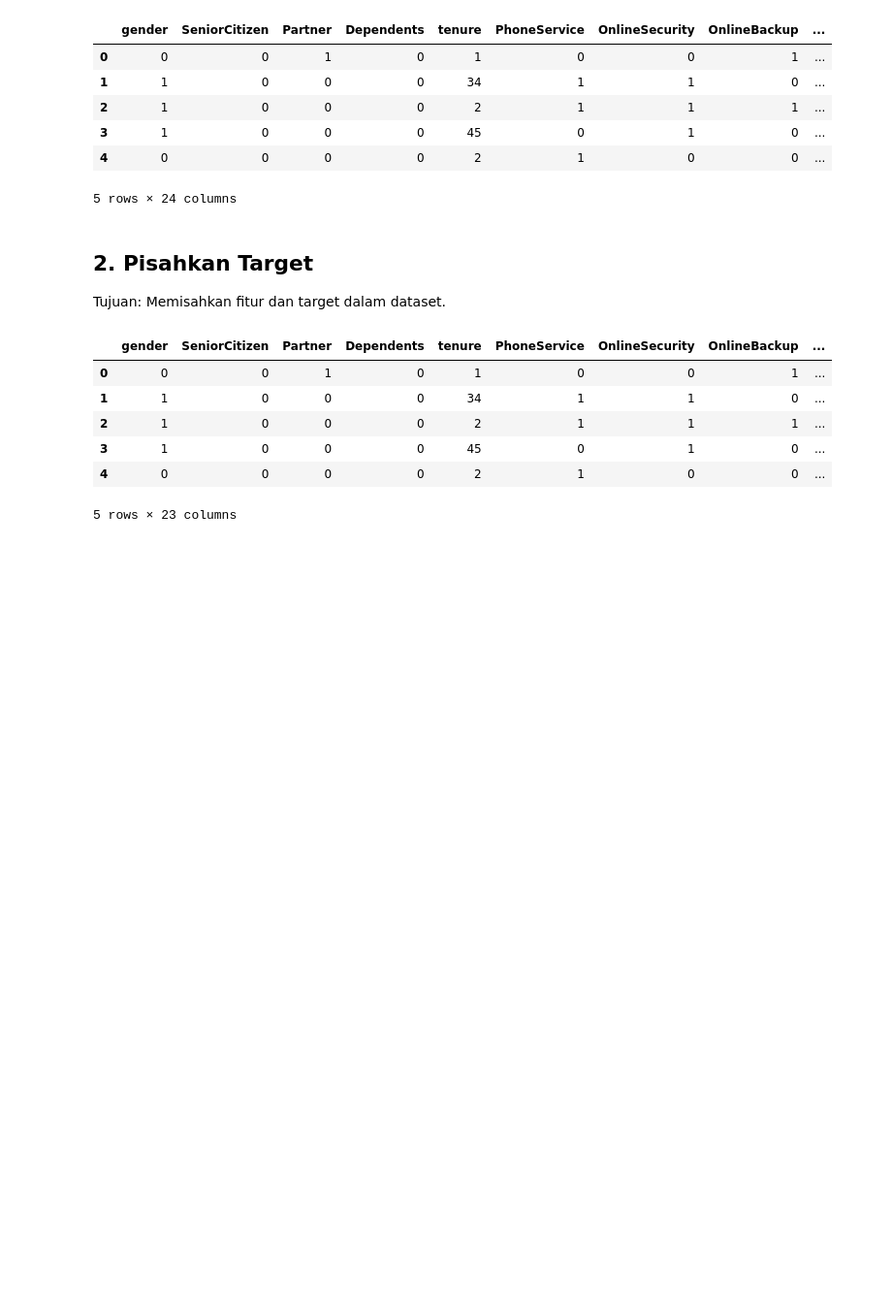
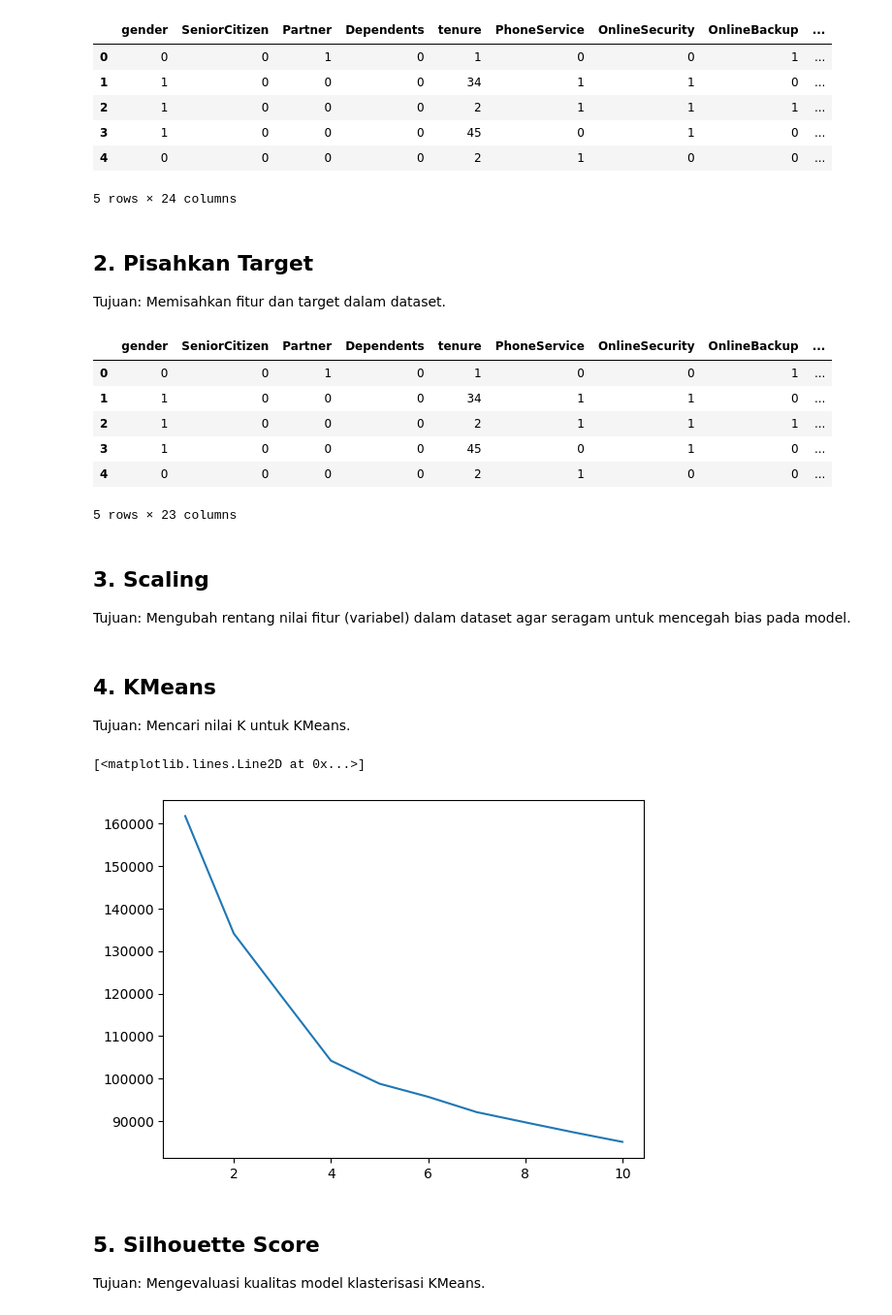
Before and after one commit to RyannPy/customer-intelligence-platform, a Jupyter notebook: notebooks/03_customer_segmentation.ipynb, the cells around one changed output. Shown at 97% size. Cells and saved outputs as stored; diff of their text form; code cells hidden in the pictures; blank space fills up the shorter version.

Commit message:
feat: CS - KMeans dan silhouette score

```diff
--- a/notebooks/03_customer_segmentation.ipynb
+++ b/notebooks/03_customer_segmentation.ipynb
@@ -33,3 +33,37 @@ X.head()
 | 3 | 1 | 0 | 0 | 0 | 45 | 0 | 1 | 0 | ... |
 | 4 | 0 | 0 | 0 | 0 | 2 | 1 | 0 | 0 | ... |
 5 rows × 23 columns
+# %% [markdown]
+## 3. Scaling
+Tujuan: Mengubah rentang nilai fitur (variabel) dalam dataset agar seragam untuk mencegah bias pada model.
+# %%
+from sklearn.preprocessing import StandardScaler
+
+scaler = StandardScaler()
+
+X_scaled = scaler.fit_transform(X)
+# %% [markdown]
+## 4. KMeans
+Tujuan: Mencari nilai K untuk KMeans.
+# %%
+wcss = []
+
+from sklearn.cluster import KMeans
+
+for k in range(1, 11):
+    kmeans = KMeans(
+        n_clusters=k,
+        random_state=42
+    )
+
+    kmeans.fit(X_scaled)
+
+    wcss.append(kmeans.inertia_)
+# %%
+plt.plot(range(1,11), wcss)
+# %% [output]
+[<matplotlib.lines.Line2D at 0x...>]
+[figure, added]
+# %% [markdown]
+## 5. Silhouette Score
+Tujuan: Mengevaluasi kualitas model klasterisasi KMeans.
```
Also changed, not shown: parts of 2 cells of this notebook.
